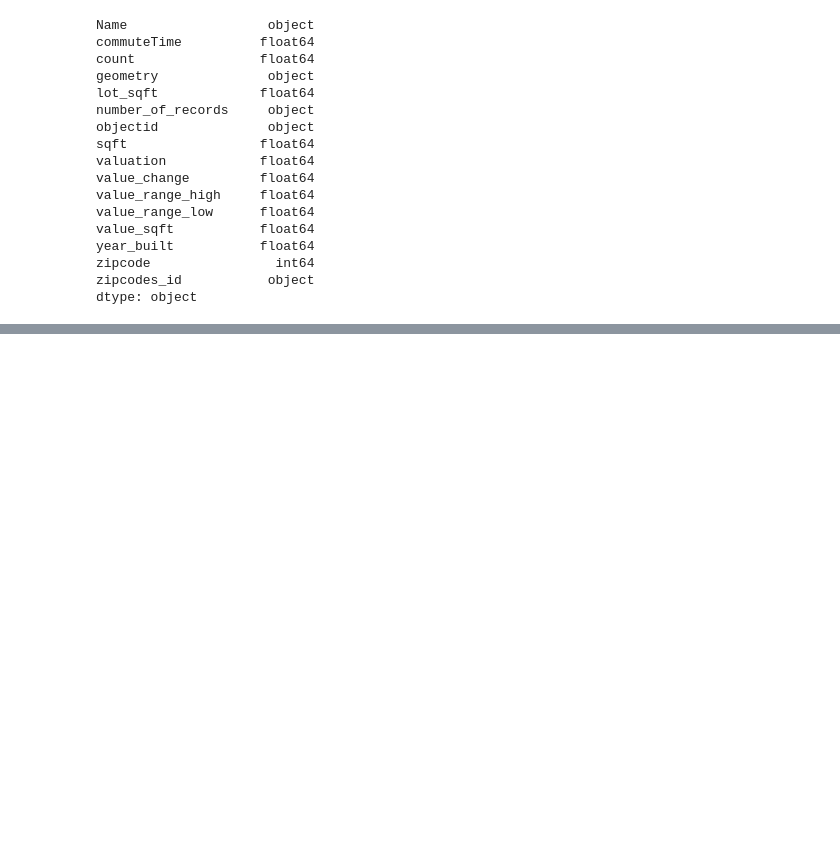
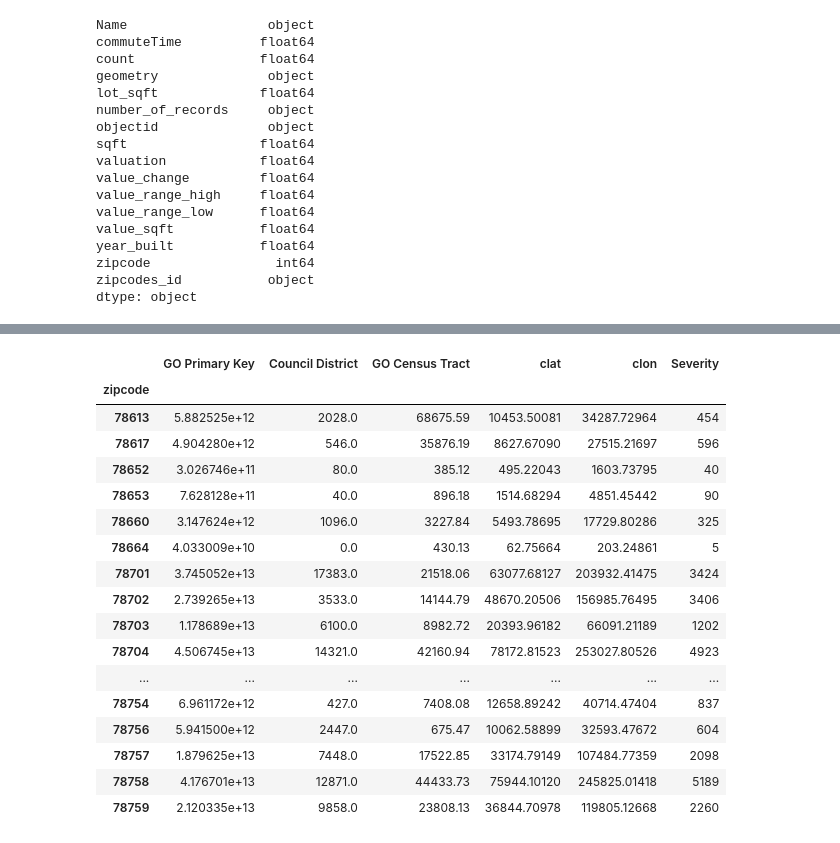
Before and after one commit to vlarie/EPIC_team5_Project2, a Jupyter notebook: jupyter notebooks/tGeoAndData.ipynb, the cells around one changed output, grey strips where cells are left out. Saved outputs shown, nothing was run; the diff lists cells and outputs as text; code cells hidden in the pictures; blank space fills up the shorter version.

```diff
--- a/jupyter notebooks/tGeoAndData.ipynb
+++ b/jupyter notebooks/tGeoAndData.ipynb
@@ -257,0 +282,22 @@ newDF.head()
+# %%
+crimeRatingsByZipDF = crimeDF.groupby(by="zipcode").sum()
+crimeRatingsByZipDF
+# %% [output]
+|  | GO Primary Key | Council District | GO Census Tract | clat | clon | Severity |
+| zipcode |  |  |  |  |  |  |
+| 78613 | 5.882525e+12 | 2028.0 | 68675.59 | 10453.50081 | 34287.72964 | 454 |
+| 78617 | 4.904280e+12 | 546.0 | 35876.19 | 8627.67090 | 27515.21697 | 596 |
+| 78652 | 3.026746e+11 | 80.0 | 385.12 | 495.22043 | 1603.73795 | 40 |
+| 78653 | 7.628128e+11 | 40.0 | 896.18 | 1514.68294 | 4851.45442 | 90 |
+| 78660 | 3.147624e+12 | 1096.0 | 3227.84 | 5493.78695 | 17729.80286 | 325 |
+| 78664 | 4.033009e+10 | 0.0 | 430.13 | 62.75664 | 203.24861 | 5 |
+| 78701 | 3.745052e+13 | 17383.0 | 21518.06 | 63077.68127 | 203932.41475 | 3424 |
+| 78702 | 2.739265e+13 | 3533.0 | 14144.79 | 48670.20506 | 156985.76495 | 3406 |
+| 78703 | 1.178689e+13 | 6100.0 | 8982.72 | 20393.96182 | 66091.21189 | 1202 |
+| 78704 | 4.506745e+13 | 14321.0 | 42160.94 | 78172.81523 | 253027.80526 | 4923 |
+| ... | ... | ... | ... | ... | ... | ... |
+| 78754 | 6.961172e+12 | 427.0 | 7408.08 | 12658.89242 | 40714.47404 | 837 |
+| 78756 | 5.941500e+12 | 2447.0 | 675.47 | 10062.58899 | 32593.47672 | 604 |
+| 78757 | 1.879625e+13 | 7448.0 | 17522.85 | 33174.79149 | 107484.77359 | 2098 |
+| 78758 | 4.176701e+13 | 12871.0 | 44433.73 | 75944.10120 | 245825.01418 | 5189 |
+| 78759 | 2.120335e+13 | 9858.0 | 23808.13 | 36844.70978 | 119805.12668 | 2260 |
```
Also changed, not shown: parts of 7 cells of this notebook, 2 other files.
